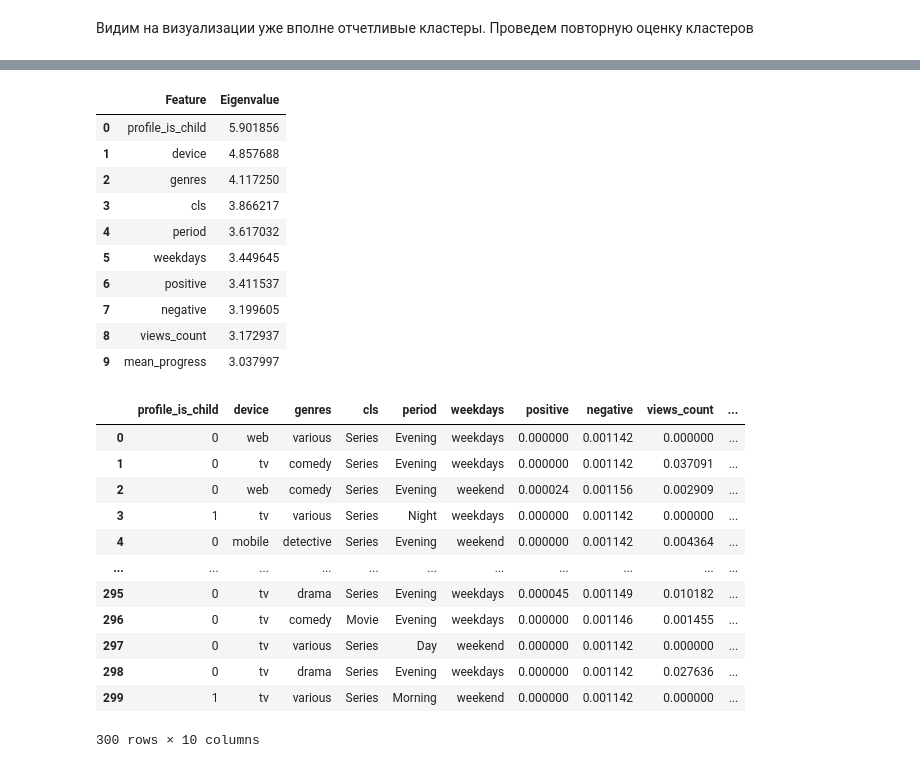
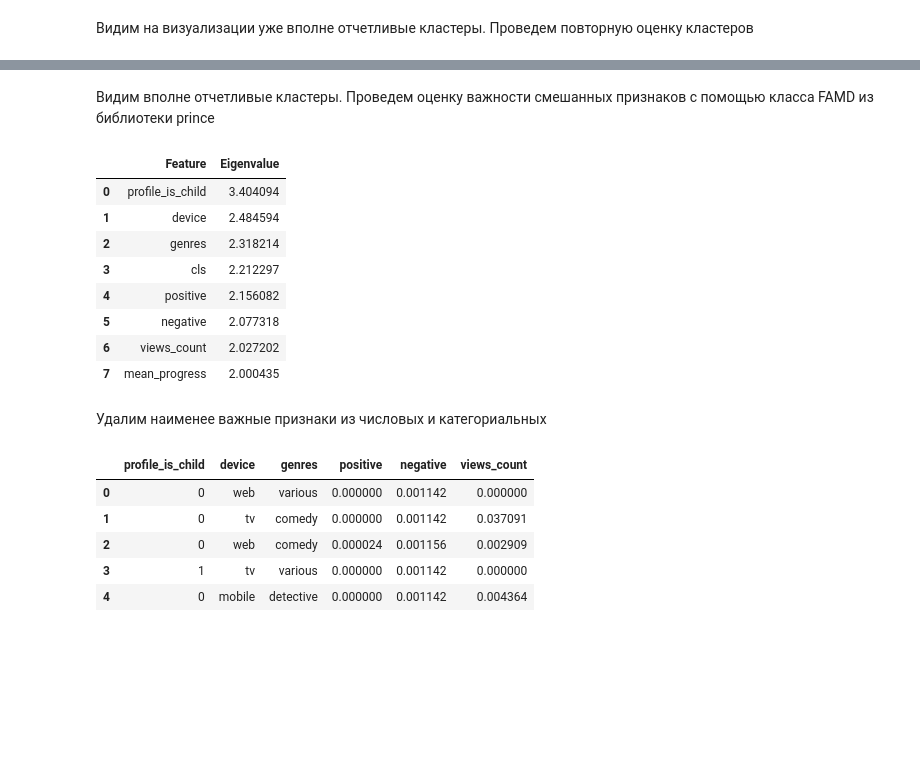
Before and after one commit to Patrick7777777/users_segmentation, a Jupyter notebook: main.ipynb, the cells around one changed output, grey strips where cells are left out. Saved outputs shown, nothing was run; the diff lists cells and outputs as text; code cells hidden in the pictures; blank space fills up the shorter version.

```diff
--- a/main.ipynb
+++ b/main.ipynb
@@ -180,15 +186,22 @@ draw_clusters(df[cat_cols])
 Коэффициент Калински-Харабаза (Calinski-Harabasz Index): Этот индекс измеряет соотношение между внутрикластерной дисперсией и межклассовой дисперсией. Более высокие значения этого индекса указывают на более качественные кластеризации.
 Индекс Дэвиса-Боулдина (Davies-Bouldin Index): Он измеряет среднее отношение между внутрикластерными расстояниями и межкластерными расстояниями. Более низкие значения индекса указывают на лучшее качество кластеризации.
 # %%
+# Делаем функцию для подсчета метрик, в которой используем матрицу Говера. Матрица Говера - это мера сходства между объектами
+# (или строками) в данных, которая учитывает не только числовые, но и категориальные переменные. Она позволяет вычислить матрицы
+# расстояний между объектами с использованием различных типов данных.
+
 def scores_calc(dataframe, clrs, metric):
-    df_encoded = dataframe.apply(lambda x: x.astype('category').cat.codes)
-    distance_matrix = pairwise_distances(df_encoded, metric=metric)
-    shi = silhouette_score(distance_matrix, clrs, metric=metric)
-    chi = calinski_harabasz_score(distance_matrix, clrs)
-    dbi = davies_bouldin_score(distance_matrix, clrs)
+    gm = gower_matrix(dataframe)
+    shi = silhouette_score(gm, clrs, metric=metric)
+    chi = calinski_harabasz_score(gm, clrs)
+    dbi = davies_bouldin_score(gm, clrs)
     return shi, chi, dbi
 
-X = df[cat_cols].head(500)
+# Так как очень большой датасет, для экономии времени делаем выборку
+num_rows = 900
+X = df[cat_cols].head(num_rows)
+
+# Делаем KModes из коробки
 km = KModes(n_jobs=-1)
 clusters = km.fit_predict(X)
 scores = scores_calc(X, clusters, 'hamming')
@@ -225,4 +238,4 @@ importance_df
 # %%
-final_cat_cols = cat_cols.drop(['cls', 'period', 'weekdays'])
+final_cat_cols = cat_cols.drop(['period', 'weekdays'])
 draw_clusters(df[final_cat_cols])
 # %% [output]
@@ -318,0 +336,3 @@ Davies-Bouldin Score: 0.09302111324246409
+# %%
+combined_cols = final_cat_cols.append(num_cols)
+draw_clusters(df[combined_cols])
@@ -319,9 +341,11 @@ Davies-Bouldin Score: 0.09302111324246409
+# %% [markdown]
+Видим вполне отчетливые кластеры.
+Проведем оценку важности смешанных признаков с помощью класса FAMD из библиотеки prince
 # %%
-combined_cols = cat_cols.append(num_cols)
-combined_data = df[combined_cols].head(300)
-famd = FAMD(n_components=len(combined_data.columns), n_iter=3, check_input=True, random_state=42, engine='sklearn', handle_unknown="error")
-famd = famd.fit(combined_data)
-eigenvalues = famd.eigenvalues_
+combined_data = df[combined_cols].head(num_rows)
+fmd = FAMD(n_components=len(combined_data.columns), n_iter=3, check_input=True, random_state=42, engine='sklearn', handle_unknown="error")
+fmd = fmd.fit(combined_data)
+eigenvalues = fmd.eigenvalues_
 columns = combined_data.columns
 importance_combined_df = pd.DataFrame({
     'Feature': columns,
@@ -330,29 +354,24 @@ importance_combined_df = pd.DataFrame({
 importance_combined_df
 # %% [output]
 |  | Feature | Eigenvalue |
-| 0 | profile_is_child | 5.901856 |
-| 1 | device | 4.857688 |
-| 2 | genres | 4.117250 |
-| 3 | cls | 3.866217 |
-| 4 | period | 3.617032 |
-| 5 | weekdays | 3.449645 |
-| 6 | positive | 3.411537 |
-| 7 | negative | 3.199605 |
-| 8 | views_count | 3.172937 |
-| 9 | mean_progress | 3.037997 |
+| 0 | profile_is_child | 3.404094 |
+| 1 | device | 2.484594 |
+| 2 | genres | 2.318214 |
+| 3 | cls | 2.212297 |
+| 4 | positive | 2.156082 |
+| 5 | negative | 2.077318 |
+| 6 | views_count | 2.027202 |
+| 7 | mean_progress | 2.000435 |
+# %% [markdown]
+Удалим наименее важные признаки из числовых и категориальных
 # %%
-combined_data
+final_combined_cols = combined_cols.drop(['cls', 'mean_progress'])
+X = df[final_combined_cols].head(num_rows)
+X.head()
 # %% [output]
-|  | profile_is_child | device | genres | cls | period | weekdays | positive | negative | views_count | ... |
-| 0 | 0 | web | various | Series | Evening | weekdays | 0.000000 | 0.001142 | 0.000000 | ... |
-| 1 | 0 | tv | comedy | Series | Evening | weekdays | 0.000000 | 0.001142 | 0.037091 | ... |
-| 2 | 0 | web | comedy | Series | Evening | weekend | 0.000024 | 0.001156 | 0.002909 | ... |
-| 3 | 1 | tv | various | Series | Night | weekdays | 0.000000 | 0.001142 | 0.000000 | ... |
-| 4 | 0 | mobile | detective | Series | Evening | weekend | 0.000000 | 0.001142 | 0.004364 | ... |
-| ... | ... | ... | ... | ... | ... | ... | ... | ... | ... | ... |
-| 295 | 0 | tv | drama | Series | Evening | weekdays | 0.000045 | 0.001149 | 0.010182 | ... |
-| 296 | 0 | tv | comedy | Movie | Evening | weekdays | 0.000000 | 0.001146 | 0.001455 | ... |
-| 297 | 0 | tv | various | Series | Day | weekend | 0.000000 | 0.001142 | 0.000000 | ... |
-| 298 | 0 | tv | drama | Series | Evening | weekdays | 0.000000 | 0.001142 | 0.027636 | ... |
-| 299 | 1 | tv | various | Series | Morning | weekend | 0.000000 | 0.001142 | 0.000000 | ... |
+|  | profile_is_child | device | genres | positive | negative | views_count |
+| 0 | 0 | web | various | 0.000000 | 0.001142 | 0.000000 |
+| 1 | 0 | tv | comedy | 0.000000 | 0.001142 | 0.037091 |
+| 2 | 0 | web | comedy | 0.000024 | 0.001156 | 0.002909 |
+| 3 | 1 | tv | various | 0.000000 | 0.001142 | 0.000000 |
+| 4 | 0 | mobile | detective | 0.000000 | 0.001142 | 0.004364 |
-300 rows × 10 columns
```
Also changed, not shown: parts of 40 cells of this notebook, 2 other files.
